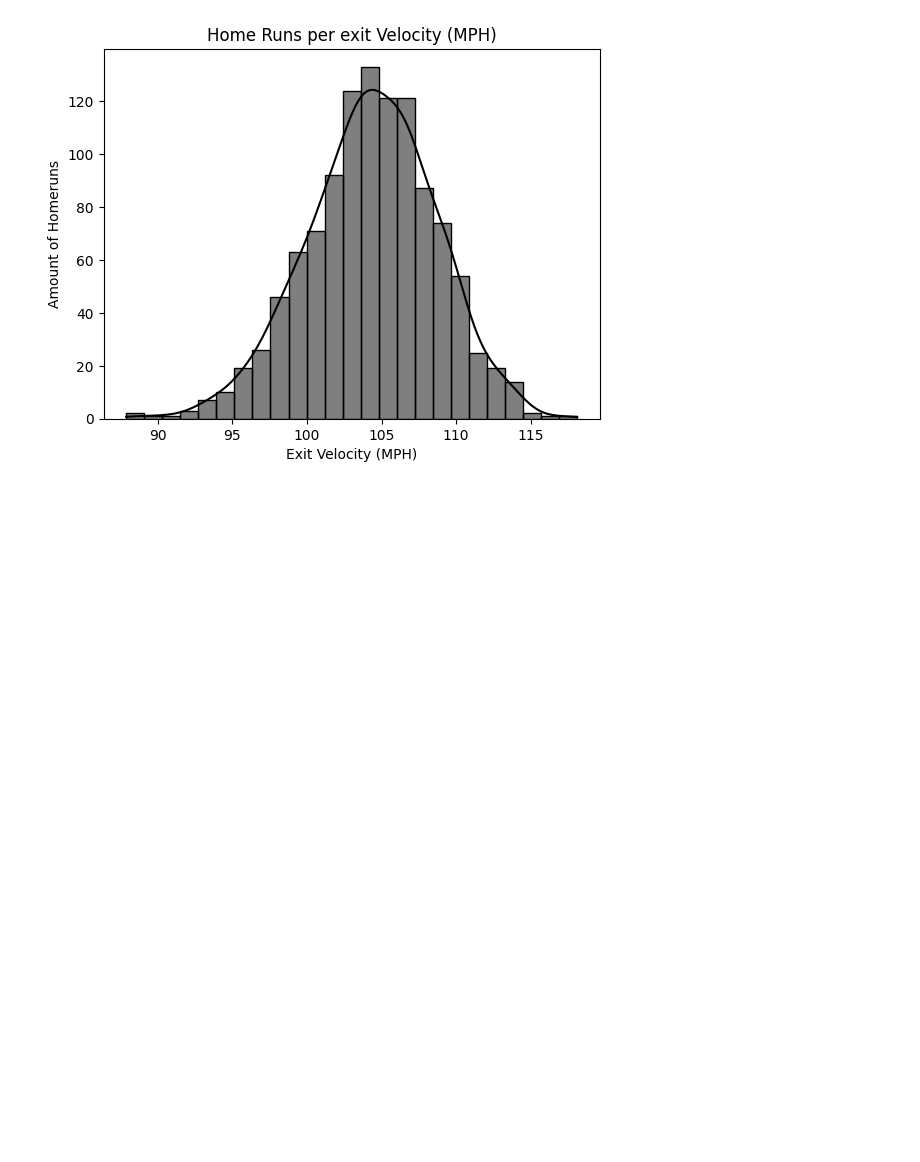
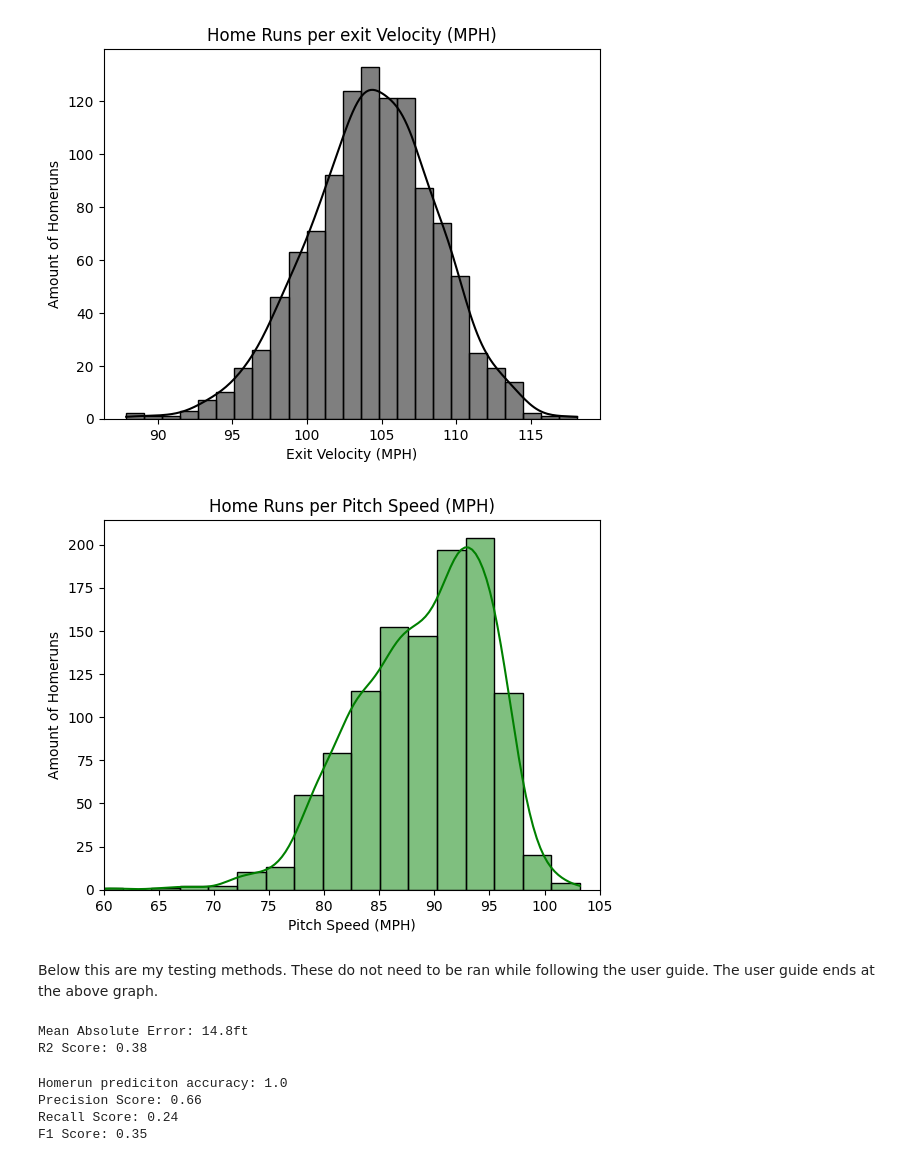
Before and after one commit to DSills735/WGU-Capstone-MLB-Homerun-Predictor, a Jupyter notebook: WGU_CS_Capstone_Sills.ipynb, the cells around one changed output. Saved outputs shown, nothing was run; the diff lists cells and outputs as text; code cells hidden in the pictures; blank space fills up the shorter version.

```diff
--- a/WGU_CS_Capstone_Sills.ipynb
+++ b/WGU_CS_Capstone_Sills.ipynb
@@ -205,0 +213,46 @@ plt.show()
+# %%
+#10. Using the same implementation as the graph above, this shows the number of homeruns based on pitch speed.
+
+#Run this section of code. You will see another graph, showing home runs in relation to pitch speed.
+plt.figsize=(10, 8)
+sns.histplot(homeruns_only['pitch_speed'], bins = 25, kde = True, color = 'green')
+plt.xlim(60,105)
+plt.title('Home Runs per Pitch Speed (MPH)')
+plt.xlabel('Pitch Speed (MPH)')
+plt.ylabel('Amount of Homeruns')
+
+plt.show()
+# %% [output]
+[figure, added]
+# %% [markdown]
+Below this are my testing methods. These do not need to be ran while following the user guide. The user guide ends at the above graph.
+# %%
+#linear regression testing
+
+predict = dist_model.predict(x_dist_test)
+mean_error = mean_absolute_error(y_dist_test, predict)
+r_score = r2_score(y_dist_test, predict)
+
+print(f'Mean Absolute Error: {mean_error:.1f}ft')
+print(f'R2 Score: {r_score:.2f}')
+# %% [output]
+Mean Absolute Error: 14.8ft
+R2 Score: 0.38
+# %%
+#logistic regression tests
+
+homerun_predict = homers.predict(x_homer_test)
+accuracy = accuracy_score(y_homer_test, homerun_predict)
+precise = precision_score(y_homer_test, homerun_predict)
+recall = recall_score(y_homer_test, homerun_predict)
+f_score = f1_score(y_homer_test, homerun_predict)
+
+print(f'Homerun prediciton accuracy: {accuracy:.1f}')
+print(f'Precision Score: {precise:.2f}')
+print(f'Recall Score: {recall:.2f}')
+print(f'F1 Score: {f_score:.2f}')
+# %% [output]
+Homerun prediciton accuracy: 1.0
+Precision Score: 0.66
+Recall Score: 0.24
+F1 Score: 0.35
```
Also changed, not shown: parts of 11 cells of this notebook.
